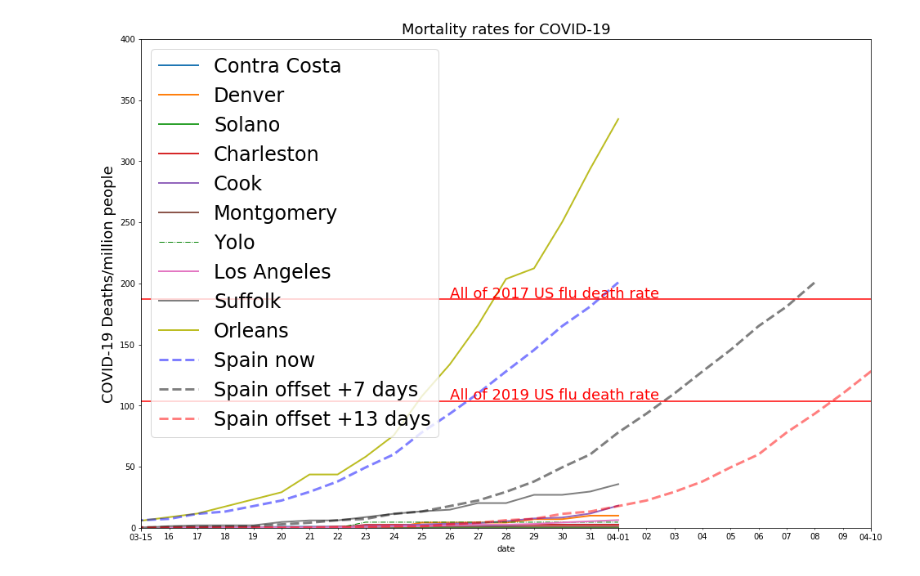
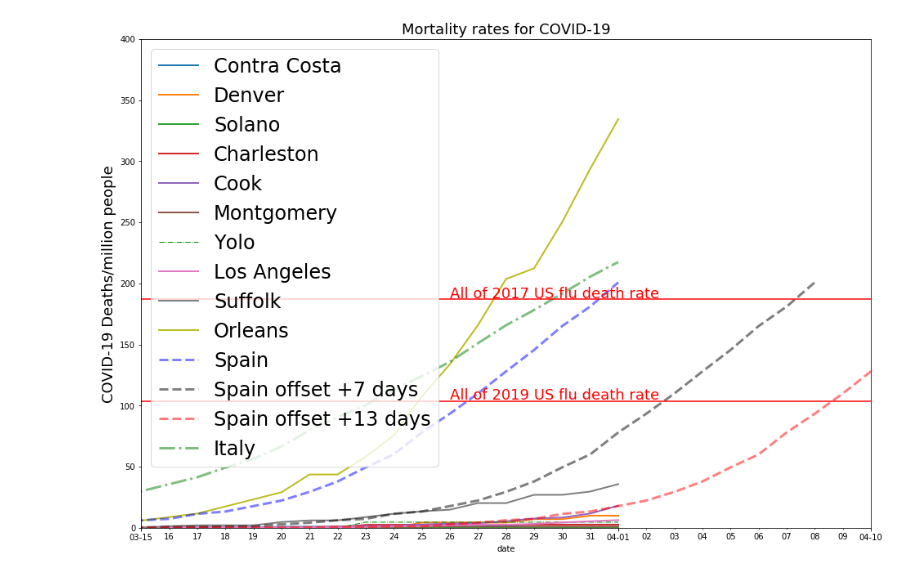
Before and after one commit to bjmain/SARS-CoV-2, a Jupyter notebook: sars2_plotter.ipynb, the cells around one changed output. Saved outputs shown, nothing was run; the diff lists cells and outputs as text; code cells hidden in the pictures.

Commit message:
italy was added

```diff
--- a/sars2_plotter.ipynb
+++ b/sars2_plotter.ipynb
@@ -54,6 +51,7 @@ denver_pop = 705439
 suffolk_pop = 1483571
 NO_pop = 343829
 spain_pop = 46750000
+IT_pop = 60483296
 
 ######## End of INPUTS #########
 
@@ -102,7 +100,8 @@ Chi_deaths = make_county_DF(US_deaths,"Illinois", "Cook",cook_pop)
 denver_deaths = make_county_DF(US_deaths,"Colorado", "Denver",denver_pop)
 suffolk_deaths = make_county_DF(US_deaths,"New York", "Suffolk",suffolk_pop)
 NO_deaths = make_county_DF(US_deaths,"Louisiana", "Orleans",NO_pop)
-espania_deaths_RT = make_COUNTRY_DF(global_deaths, "Spain", spain_pop, "Spain now",0)
+espania_deaths_RT = make_COUNTRY_DF(global_deaths, "Spain", spain_pop, "Spain",0)
+italy_deaths_RT = make_COUNTRY_DF(global_deaths, "Italy", IT_pop, "Italy",0)
 espania_deaths = make_COUNTRY_DF(global_deaths, "Spain", spain_pop, "Spain offset +7 days",7)
 espania_deaths14 = make_COUNTRY_DF(global_deaths, "Spain", spain_pop, "Spain offset +13 days",13)
 
@@ -130,32 +129,32 @@ Chi_deaths.plot(kind='line',ax=ax,lw=line_w)
 Mont_deaths.plot(kind='line',ax=ax,lw=line_w)
 
 yolo_deaths.plot(kind='line',ax=ax,lw=1,ls="-.",color='g')
 LA_deaths.plot(kind='line',ax=ax,lw=line_w)
 suffolk_deaths.plot(kind='line',ax=ax,lw=line_w)
 NO_deaths.plot(kind='line',ax=ax,lw=line_w)
 espania_deaths_RT.plot(kind='line',ax=ax,lw=3,ls='--',color='b',alpha=0.5)
 espania_deaths.plot(kind='line',ax=ax,lw=3,ls='--',color='k',alpha=0.5)
 espania_deaths14.plot(kind='line',ax=ax,lw=3,ls='--',color='r',alpha=0.5)
-
+italy_deaths_RT.plot(kind='line',ax=ax,lw=3,ls='-.',color='g',alpha=0.5)
 # add flu death comparison
 P.axhline(y=us_flu_deaths_per_million_19, color='r', linestyle='-')
 P.text('3/26/2020',105,"All of 2019 US flu death rate",color='r',fontsize=18)
 P.axhline(y=us_flu_deaths_per_million_17, color='r', linestyle='-')
 P.text('3/26/2020',188,"All of 2017 US flu death rate",color='r',fontsize=18)
 
 ax.set_title("Mortality rates for COVID-19",fontsize=18)
 ax.set_ylabel("COVID-19 Deaths/million people",fontsize=18)
 
 P.xlim('3/15/20','4/10/20')
 P.ylim(0,400)
 
 # Define the date format
 date_form = DateFormatter("%m-%d")
 ax.xaxis.set_major_formatter(date_form)
 P.legend(prop={'size': 24})
 #P.savefig(input_urls.outfile)
 P.show()
 
 ##############################################
 # %% [output]
-[figure, old version]
+[figure, new version]
```
Also changed, not shown: parts of 1 cell of this notebook.
